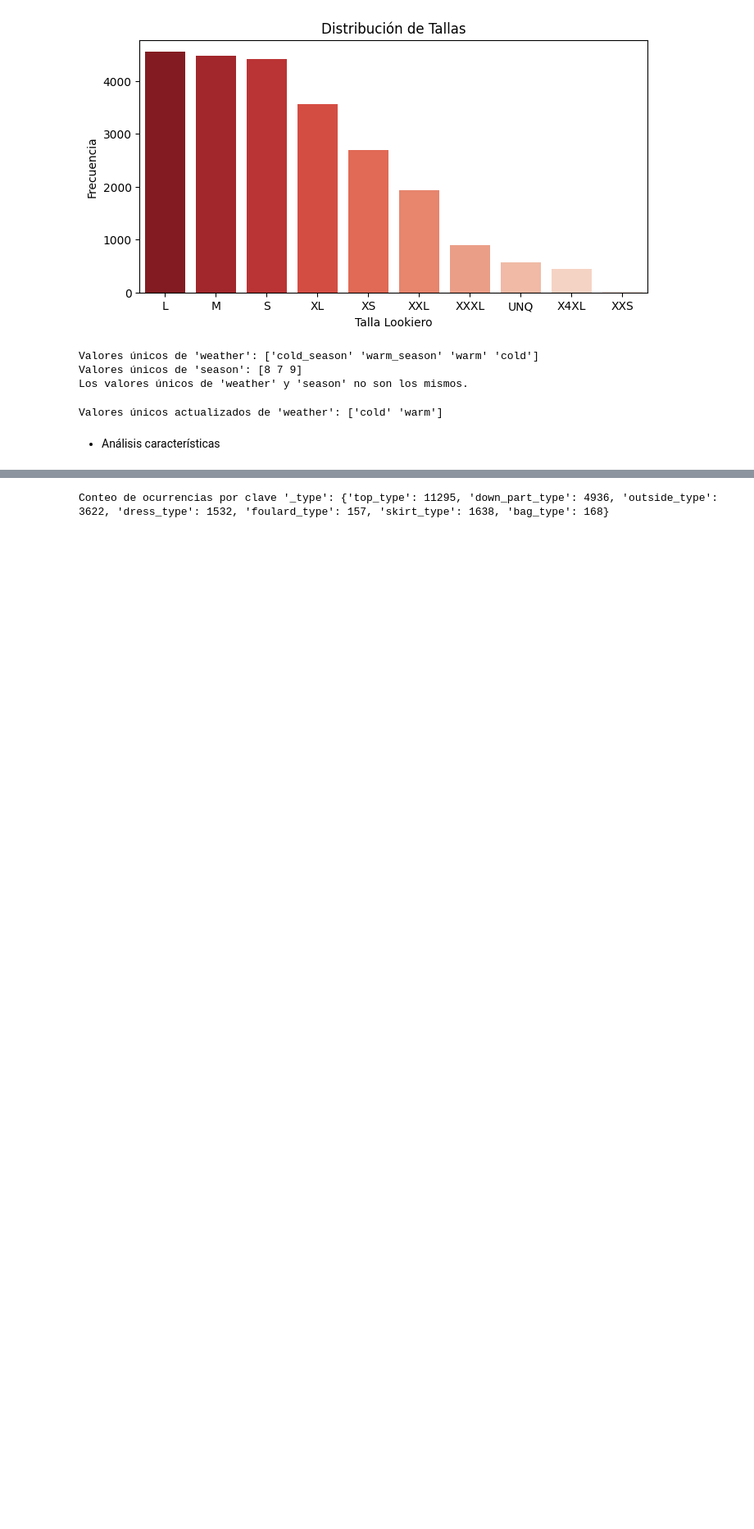
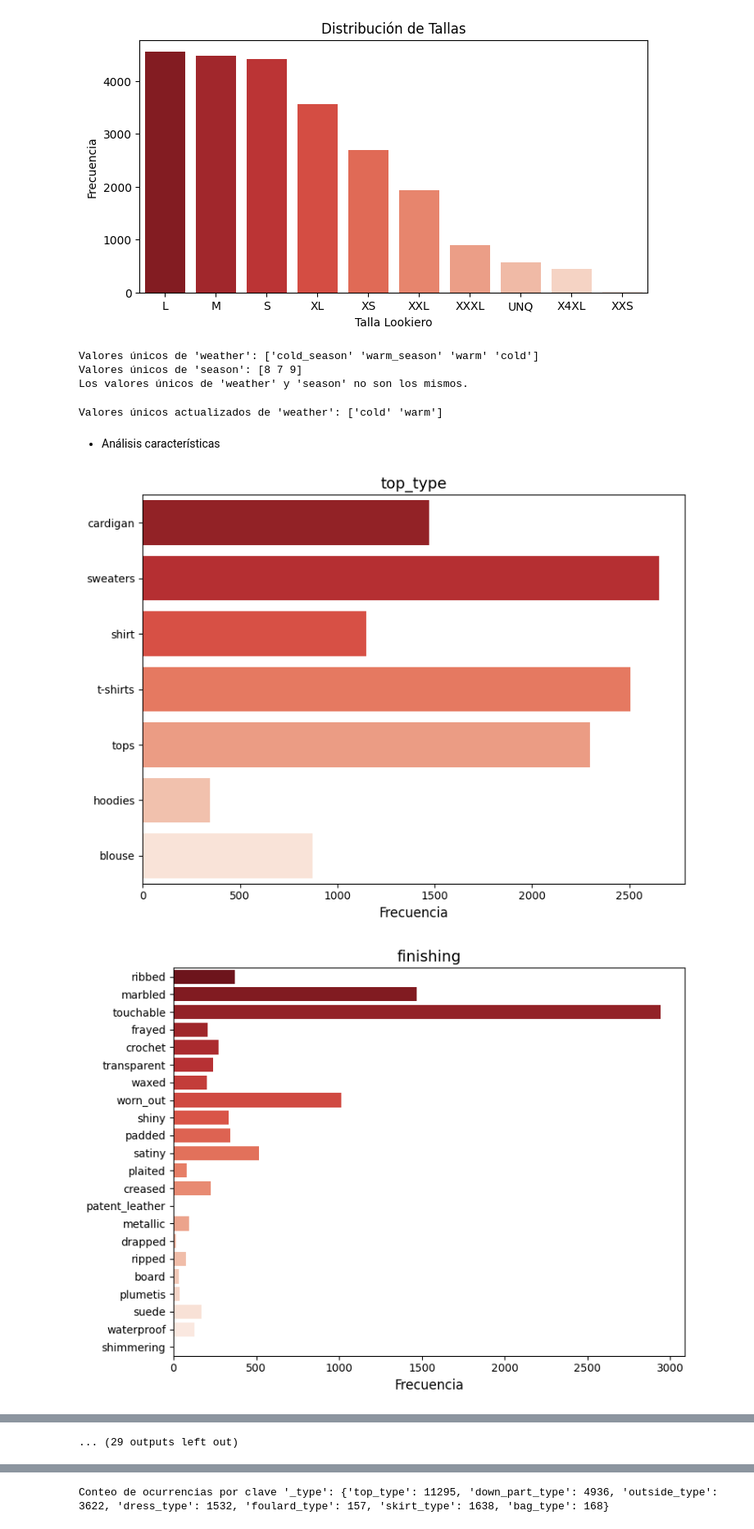
Before and after one commit to xaabizulu/24_25_3_R10_Verde_Oscuro, a Jupyter notebook: 01-Preprocesamiento.ipynb, the cells around one changed output, grey strips where cells are left out. Shown at 82% size. Saved outputs shown, nothing was run; the diff lists cells and outputs as text; code cells hidden in the pictures; blank space fills up the shorter version.

```diff
--- a/01-Preprocesamiento.ipynb
+++ b/01-Preprocesamiento.ipynb
@@ -340,3 +340,46 @@ print("Valores únicos actualizados de 'weather':", df_resultado['weather'].uniq
 Valores únicos actualizados de 'weather': ['cold' 'warm']
 # %% [markdown]
 - Análisis características
+# %%
+expanded_data = []
+
+for idx, row in df_resultado.iterrows():
+    if isinstance(row['caracteristicas'], dict):  # Asegurarse de que sea un diccionario
+        for key, value in row['caracteristicas'].items():
+            expanded_data.append({'key': key, 'value': value})
+
+# Convertir a DataFrame
+expanded_df = pd.DataFrame(expanded_data)
+
+# Filtrar las claves a excluir
+exclude_keys = ['detail', 'fabric', 'hip_contour', 'wait_contour', 'chest_contour', 'sleeve_long_cm', 'long_cm']
+
+# Filtrar el DataFrame para no incluir las claves excluidas
+expanded_df = expanded_df[~expanded_df['key'].isin(exclude_keys)]
+
+# Obtener las claves únicas restantes
+keys = expanded_df['key'].unique()
+
+# Crear una figura con gráficos individuales para cada clave
+for key in keys:
+    plt.figure(figsize=(8, 6))
+
+    # Filtrar el DataFrame por la clave actual
+    key_data = expanded_df[expanded_df['key'] == key]
+
+    # Crear el gráfico de barras para la clave
+    sns.countplot(data=key_data, y='value', palette='Reds_r')
+
+    # Eliminar título del eje y
+    plt.ylabel('')
+
+    # Título con la clave
+    plt.title(key, fontsize=14)
+    plt.xlabel('Frecuencia', fontsize=12)
+
+    # Mostrar el gráfico
+    plt.tight_layout()
+    plt.show()
+# %% [output]
+[figure, added]
+[figure, added]
@@ -343,3 +396,4 @@ Valores únicos actualizados de 'weather': ['cold' 'warm']
+... (29 outputs left out)
 # %%
 df_features = pd.json_normalize(df_resultado['caracteristicas'])
 
```
Also changed, not shown: parts of 8 cells of this notebook, 1 other file.
